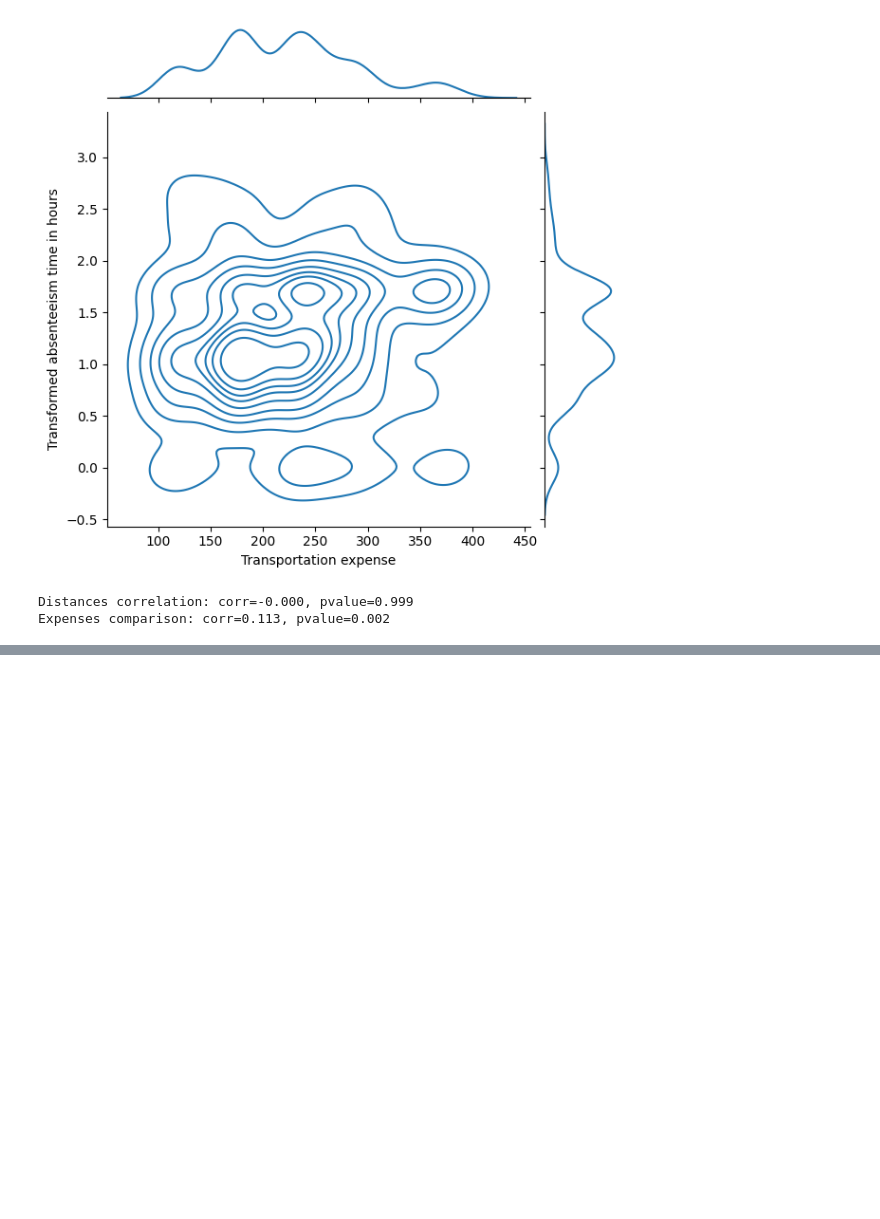
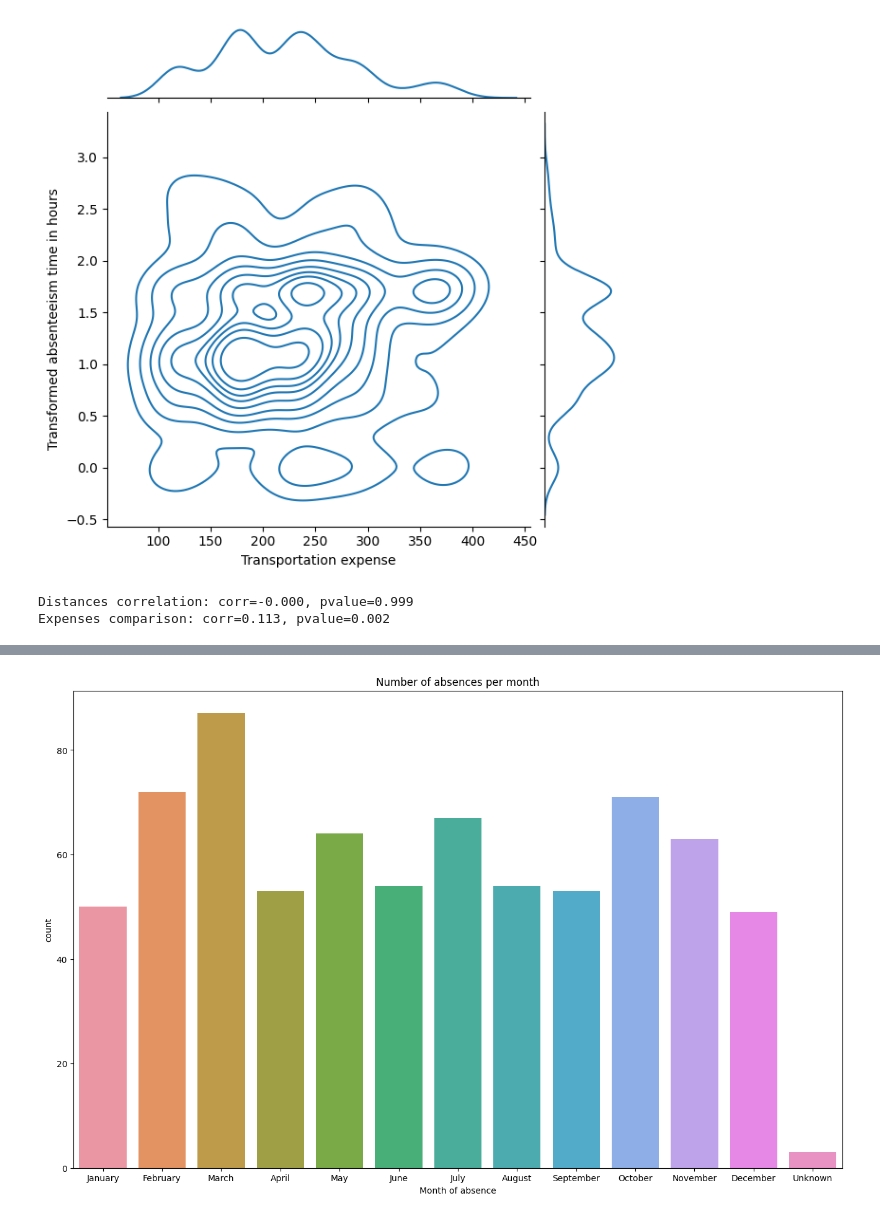
Before and after one commit to Maansy/Absenteeism-at-Work, a Jupyter notebook: AbsenteeismAtWork.ipynb, the cells around one changed output, grey strips where cells are left out. Saved outputs shown, nothing was run; the diff lists cells and outputs as text; code cells hidden in the pictures; blank space fills up the shorter version.

```diff
--- a/AbsenteeismAtWork.ipynb
+++ b/AbsenteeismAtWork.ipynb
@@ -529,0 +538,12 @@ Expenses comparison: corr=0.113, pvalue=0.002
+# %%
+plt.figure(figsize=(16,10))
+ax = sns.countplot(data=preprocessed_data, \
+                   x='Month of absence', \
+                    order=["January", "February", "March", \
+                        "April", "May", "June", "July", \
+                        "August", "September", "October", \
+                        "November", "December", "Unknown"])
+ax.set_title("Number of absences per month")
+plt.savefig('figs/month_counts.png', format='png', dpi=300)
+# %% [output]
+[figure, added]
```
Also changed, not shown: parts of 1 cell of this notebook, 7 other files.
